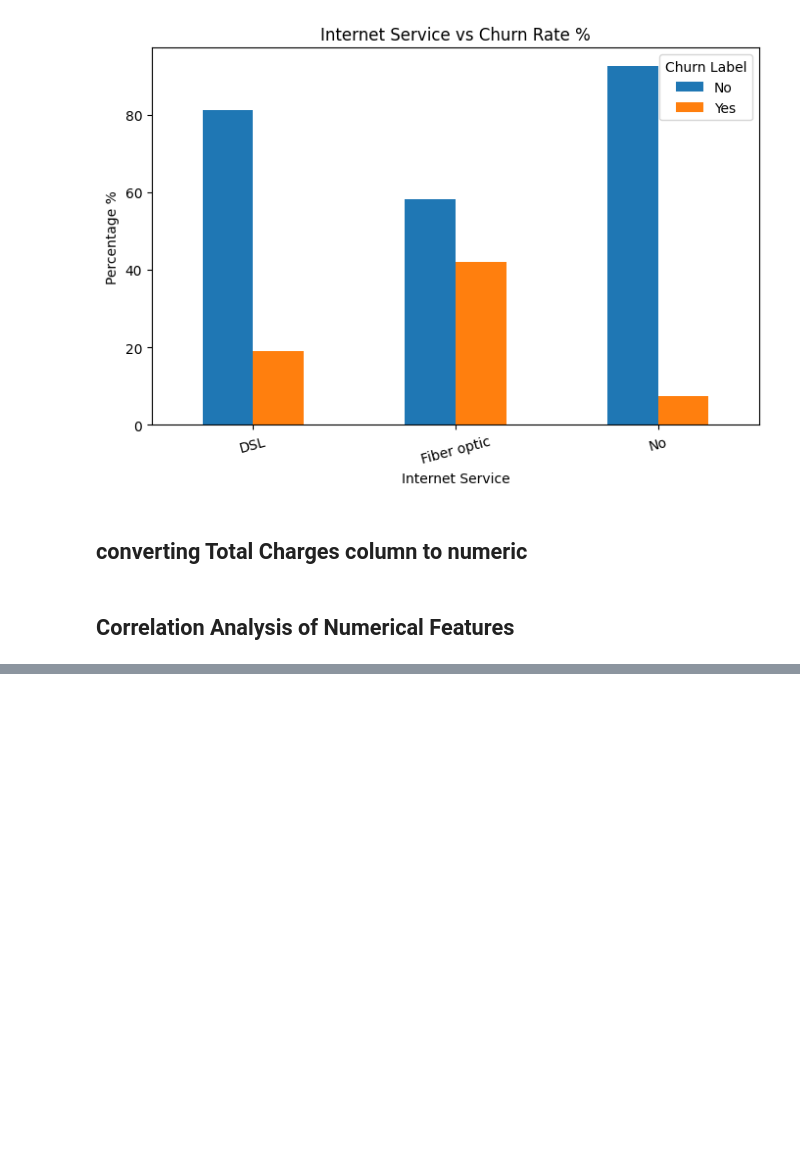
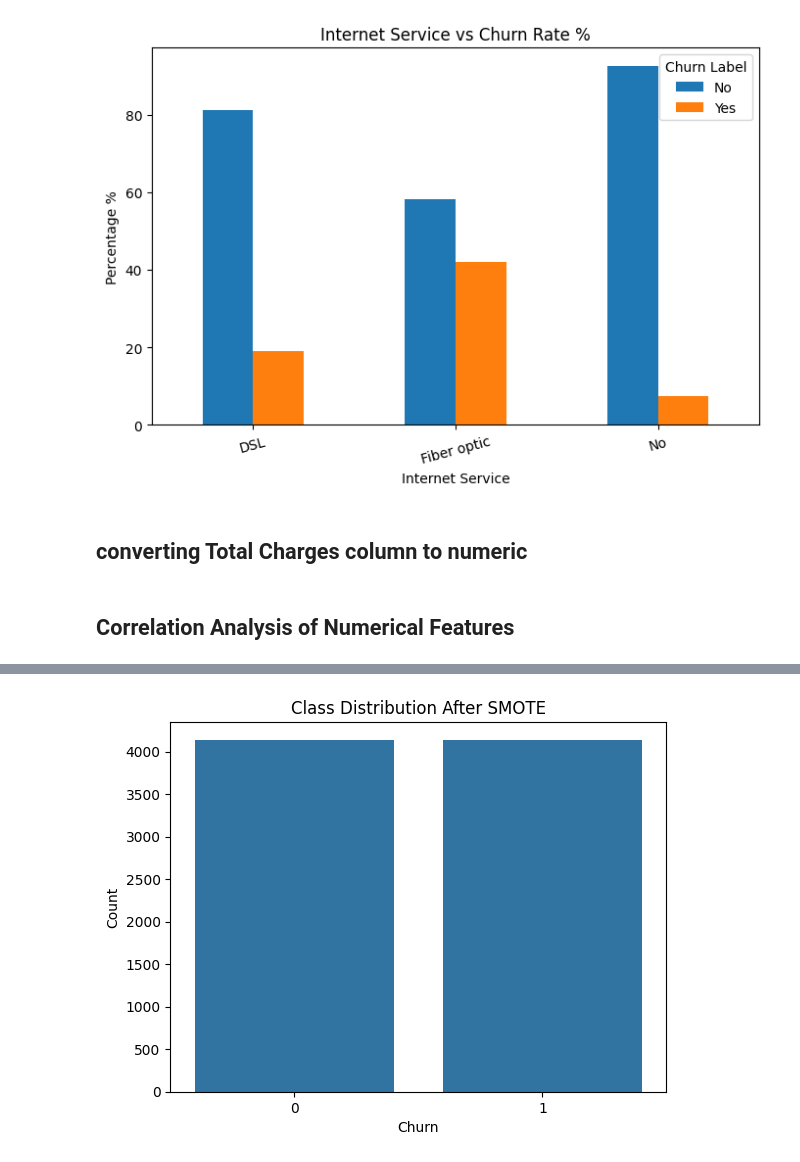
Before and after one commit to Nithinshibu07/Customer-Churn-Prediction, a Jupyter notebook: Notebook/Customer_churn_prediction.ipynb, the cells around one changed output, grey strips where cells are left out. Drawn from its saved outputs; the diff is of its cells as text; code cells hidden in the pictures; blank space fills up the shorter version.

```diff
--- a/Notebook/Customer_churn_prediction.ipynb
+++ b/Notebook/Customer_churn_prediction.ipynb
@@ -254,0 +433,8 @@ plt.show()
+# %%
+replace_dict = {
+    "No internet service": "No",
+    "No phone service": "No"
+}
+
+X_train = X_train.replace(replace_dict)
+X_test = X_test.replace(replace_dict)
@@ -254,0 +516,21 @@ plt.show()
+# %%
+#Scale Numerical Features
+
+numerical_cols = [
+    "Tenure Months",
+    "Monthly Charges",
+    "Total Charges",
+    "Service Count"
+]
+# %%
+#Standard Scaling
+
+scaler = StandardScaler()
+
+X_train[numerical_cols] = scaler.fit_transform(
+    X_train[numerical_cols]
+)
+
+X_test[numerical_cols] = scaler.transform(
+    X_test[numerical_cols]
+)
@@ -254,0 +555,7 @@ plt.show()
+# %%
+smote = SMOTE(random_state=42)
+
+X_train_smote, y_train_smote = smote.fit_resample(
+    X_train,
+    y_train
+)
@@ -254,0 +609,11 @@ plt.show()
+# %%
+
+sns.countplot(x=y_train_smote)
+
+plt.title("Class Distribution After SMOTE")
+plt.xlabel("Churn")
+plt.ylabel("Count")
+
+plt.show()
+# %% [output]
+[figure, added]
```
Also changed, not shown: parts of 45 cells of this notebook.
